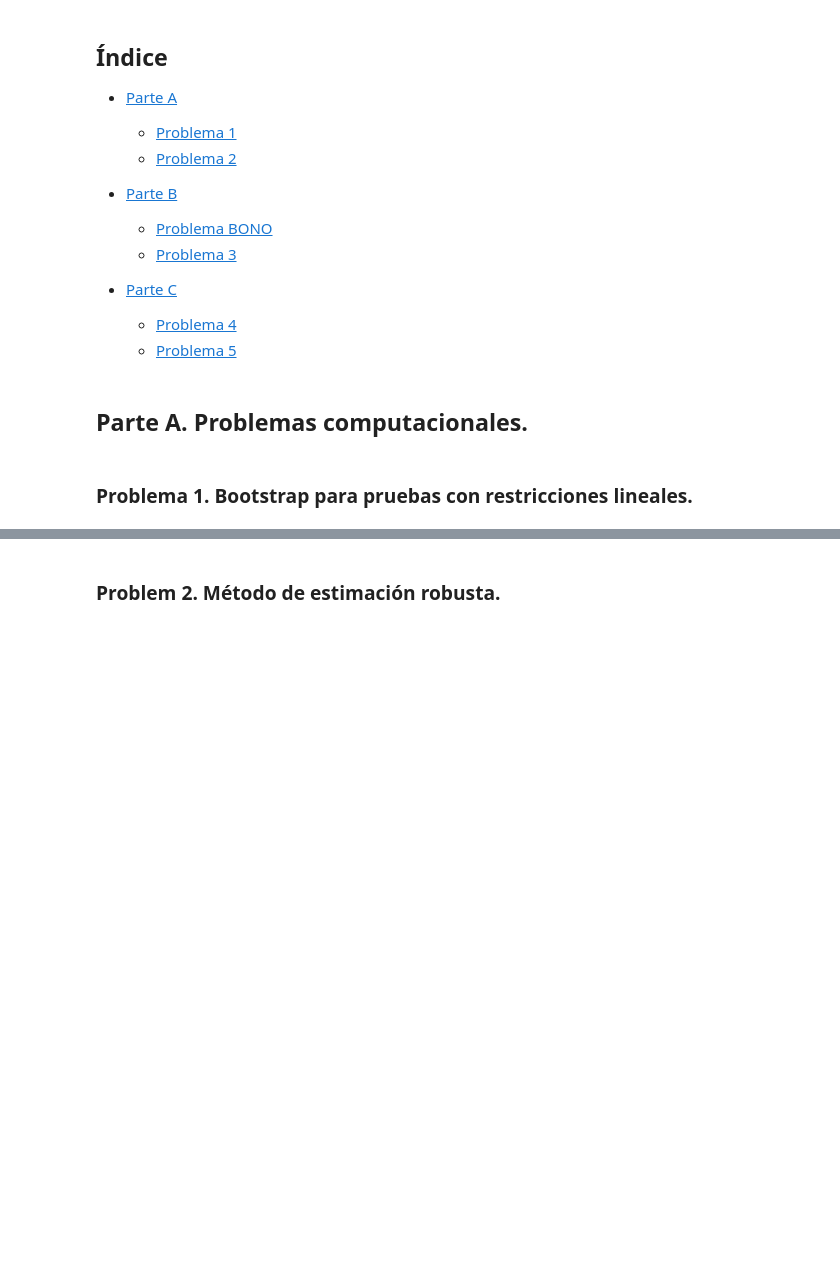
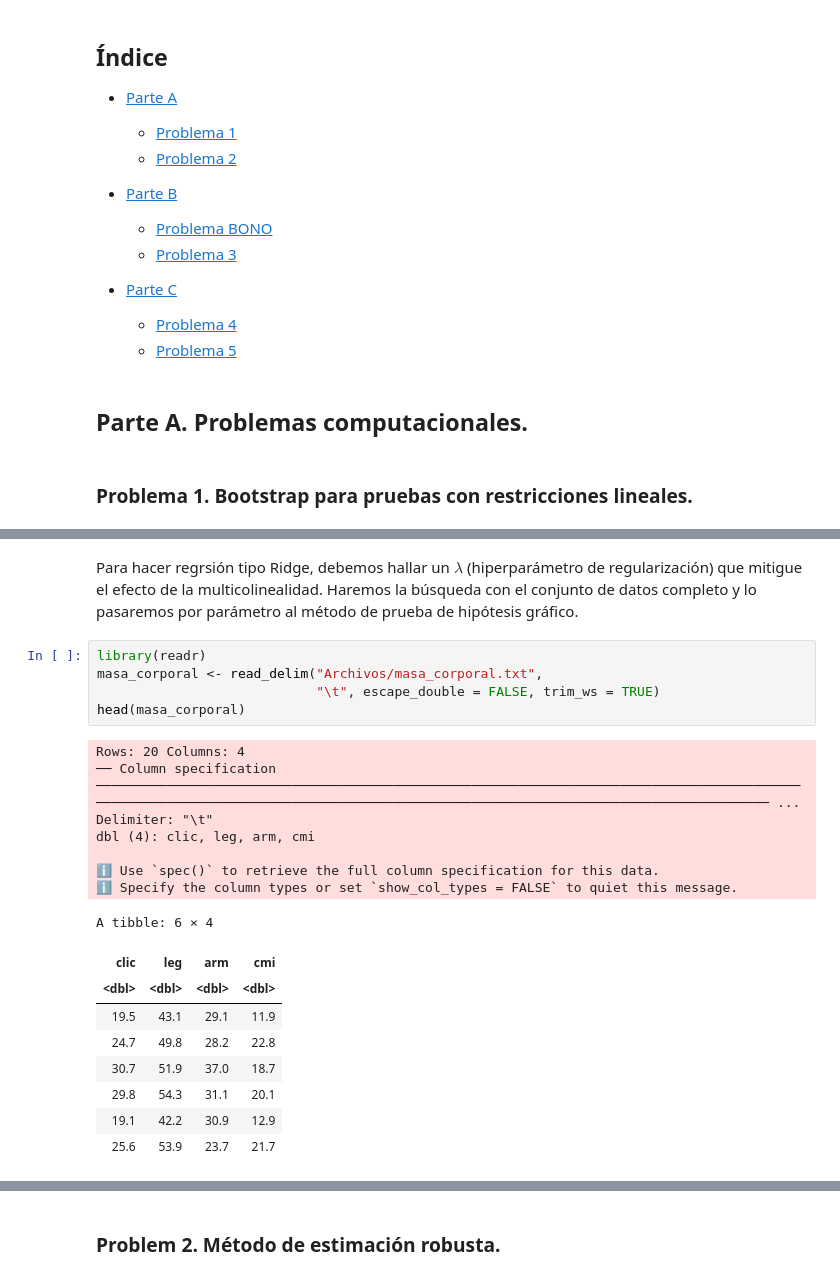
Before and after one commit to MantiMantilla/MEL-2022-2, a Jupyter notebook: Tareas/Tarea 3/Tarea 3.ipynb, the cells around one changed output, grey strips where cells are left out. Drawn from its saved outputs; the diff is of its cells as text; blank space fills up the shorter version.

```diff
--- a/Tareas/Tarea 3/Tarea 3.ipynb
+++ b/Tareas/Tarea 3/Tarea 3.ipynb
@@ -27,0 +111,24 @@ Ximena Palacio - 201730995
+# %% [markdown]
+Para hacer regrsión tipo Ridge, debemos hallar un $\lambda$ (hiperparámetro de regularización) que mitigue el efecto de la multicolinealidad. Haremos la búsqueda con el conjunto de datos completo y lo pasaremos por parámetro al método de prueba de hipótesis gráfico.
+# %%
+library(readr)
+masa_corporal <- read_delim("Archivos/masa_corporal.txt",
+                            "\t", escape_double = FALSE, trim_ws = TRUE)
+head(masa_corporal)
+# %% [output]
+Rows: 20 Columns: 4
+── Column specification ──────────────────────────────────────────────────────────────────────────────────────────────────────────────────────────────────────────────────────────────────────────────── ...
+Delimiter: "\t"
+dbl (4): clic, leg, arm, cmi
+
+ℹ Use `spec()` to retrieve the full column specification for this data.
+ℹ Specify the column types or set `show_col_types = FALSE` to quiet this message.
+A tibble: 6 × 4
+| clic | leg | arm | cmi |
+| <dbl> | <dbl> | <dbl> | <dbl> |
+| 19.5 | 43.1 | 29.1 | 11.9 |
+| 24.7 | 49.8 | 28.2 | 22.8 |
+| 30.7 | 51.9 | 37.0 | 18.7 |
+| 29.8 | 54.3 | 31.1 | 20.1 |
+| 19.1 | 42.2 | 30.9 | 12.9 |
+| 25.6 | 53.9 | 23.7 | 21.7 |
```
Also changed, not shown: parts of 44 cells of this notebook, 1 other file.
